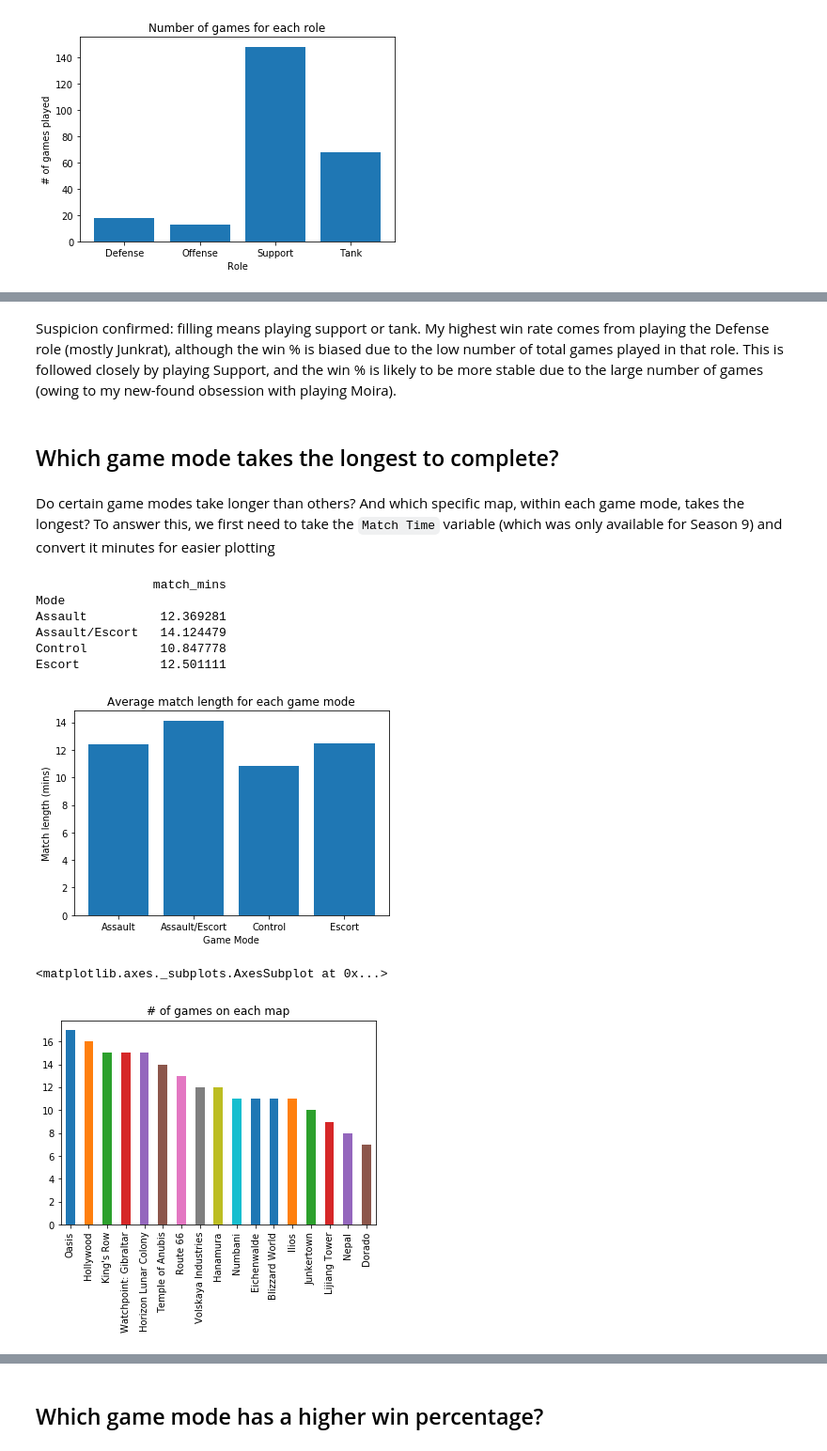
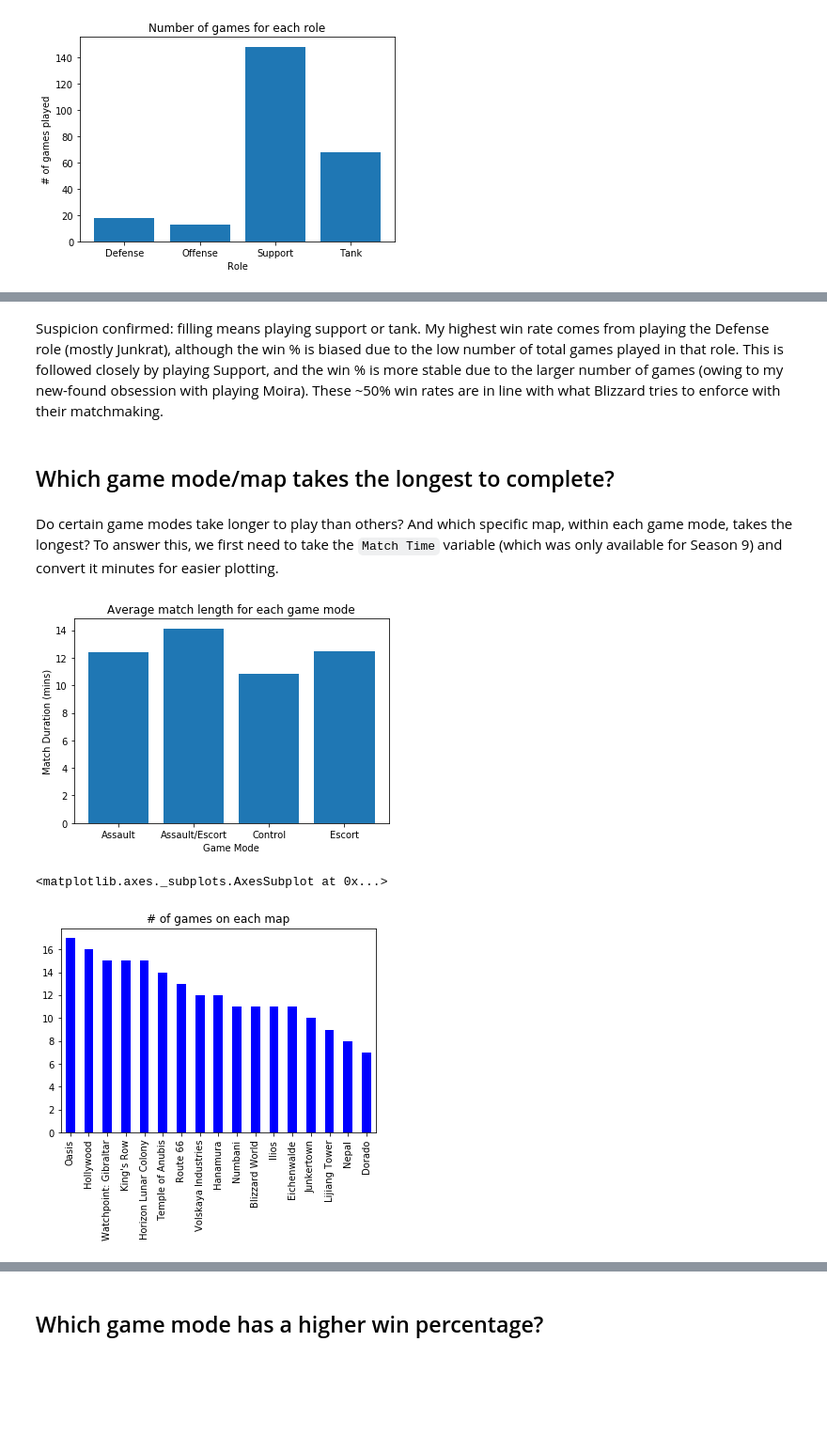
Before and after one commit to sho-87/overwatch-ranked-data, a Jupyter notebook: analysis/data visualization.ipynb, the cells around one changed output, grey strips where cells are left out. Shown at 94% size. Cells and saved outputs as stored; diff of their text form; code cells hidden in the pictures; blank space fills up the shorter version.

```diff
--- a/analysis/data visualization.ipynb
+++ b/analysis/data visualization.ipynb
@@ -104,33 +95,29 @@ Tank     0.029412  0.485294  0.485294
 [figure]
 # %% [markdown]
-Suspicion confirmed: filling means playing support or tank. My highest win rate comes from playing the Defense role (mostly Junkrat), although the win % is biased due to the low number of total games played in that role. This is followed closely by playing Support, and the win % is likely to be more stable due to the large number of games (owing to my new-found obsession with playing Moira).
+Suspicion confirmed: filling means playing support or tank. My highest win rate comes from playing the Defense role (mostly Junkrat), although the win % is biased due to the low number of total games played in that role. This is followed closely by playing Support, and the win % is more stable due to the larger number of games (owing to my new-found obsession with playing Moira). These ~50% win rates are in line with what Blizzard tries to enforce with their matchmaking.
 # %% [markdown]
-## Which game mode takes the longest to complete?
+## Which game mode/map takes the longest to complete?
 # %% [markdown]
-Do certain game modes take longer than others? And which specific map, within each game mode, takes the longest? To answer this, we first need to take the `Match Time` variable (which was only available for Season 9) and convert it minutes for easier plotting
+Do certain game modes take longer to play than others? And which specific map, within each game mode, takes the longest? To answer this, we first need to take the `Match Time` variable (which was only available for Season 9) and convert it minutes for easier plotting.
 # %%
+# convert match time to minutes
 df['match_time_split'] = df['Match Time'].str.split(':')
-df['match_mins'] = df[df['match_time_split'].notnull()]['match_time_split'].str[0].astype(float) + (df[df['match_time_split'].notnull()]['match_time_split'].str[1].astype(float)/60)
+mins = df[df['match_time_split'].notnull()]['match_time_split'].str[0].astype(float)
+secs = (df[df['match_time_split'].notnull()]['match_time_split'].str[1].astype(float)/60)
+df['match_mins'] = mins + secs
 
 mode_time = df[['Map', 'Mode', 'match_mins']].groupby('Mode').mean()
-print(mode_time)
 
 plt.bar(mode_time.index, mode_time['match_mins'])
 plt.title('Average match length for each game mode')
 plt.xlabel('Game Mode')
-plt.ylabel('Match length (mins)')
+plt.ylabel('Match Duration (mins)')
 plt.show()
 # %% [output]
-                match_mins
-Mode
-Assault          12.369281
-Assault/Escort   14.124479
-Control          10.847778
-Escort           12.501111
-[figure, old version]
+[figure, new version]
 # %%
-df['Map'].value_counts().plot(kind='bar', title='# of games on each map')
+df['Map'].value_counts().plot(kind='bar', color='b', title='# of games on each map')
 # %% [output]
 <matplotlib.axes._subplots.AxesSubplot at 0x...>
-[figure, old version]
+[figure, new version]
 # %% [markdown]
```
Also changed, not shown: parts of 30 cells of this notebook.
